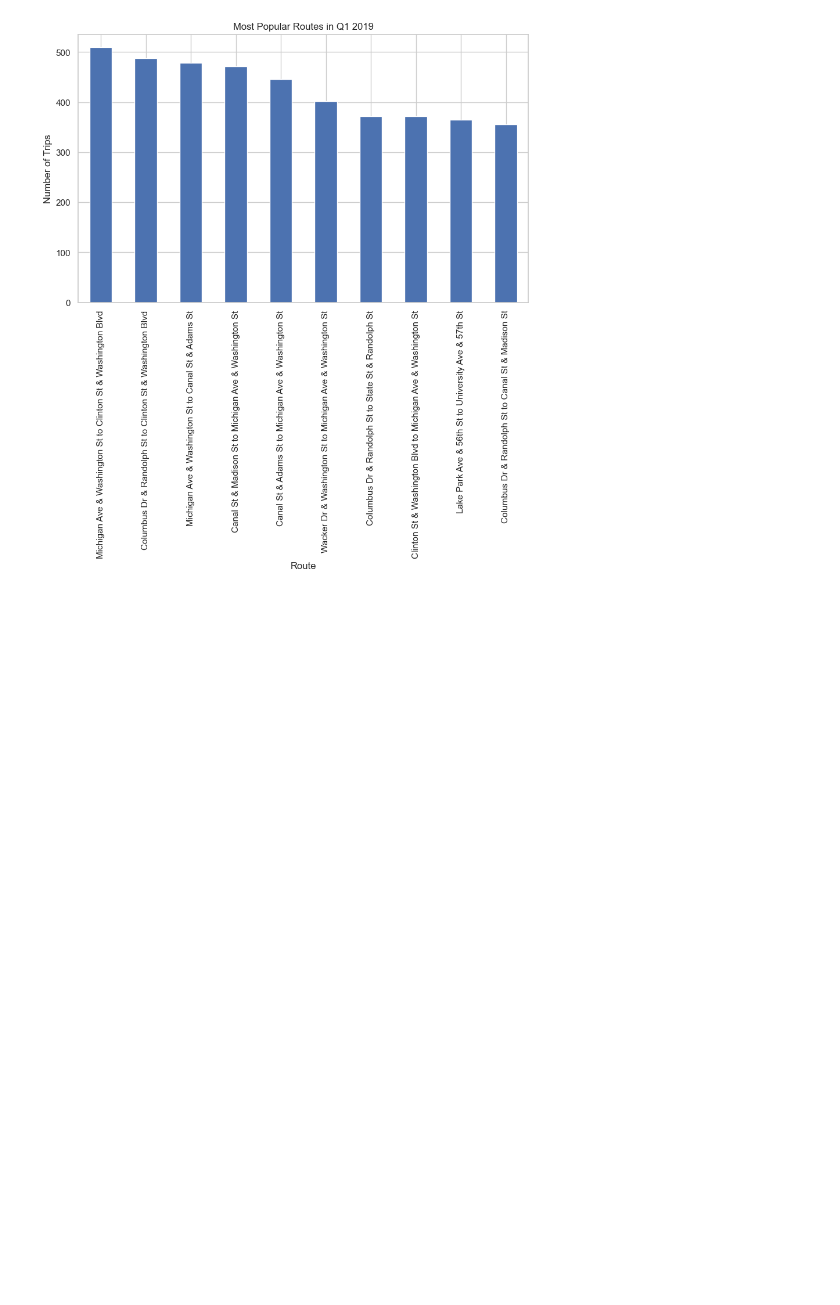
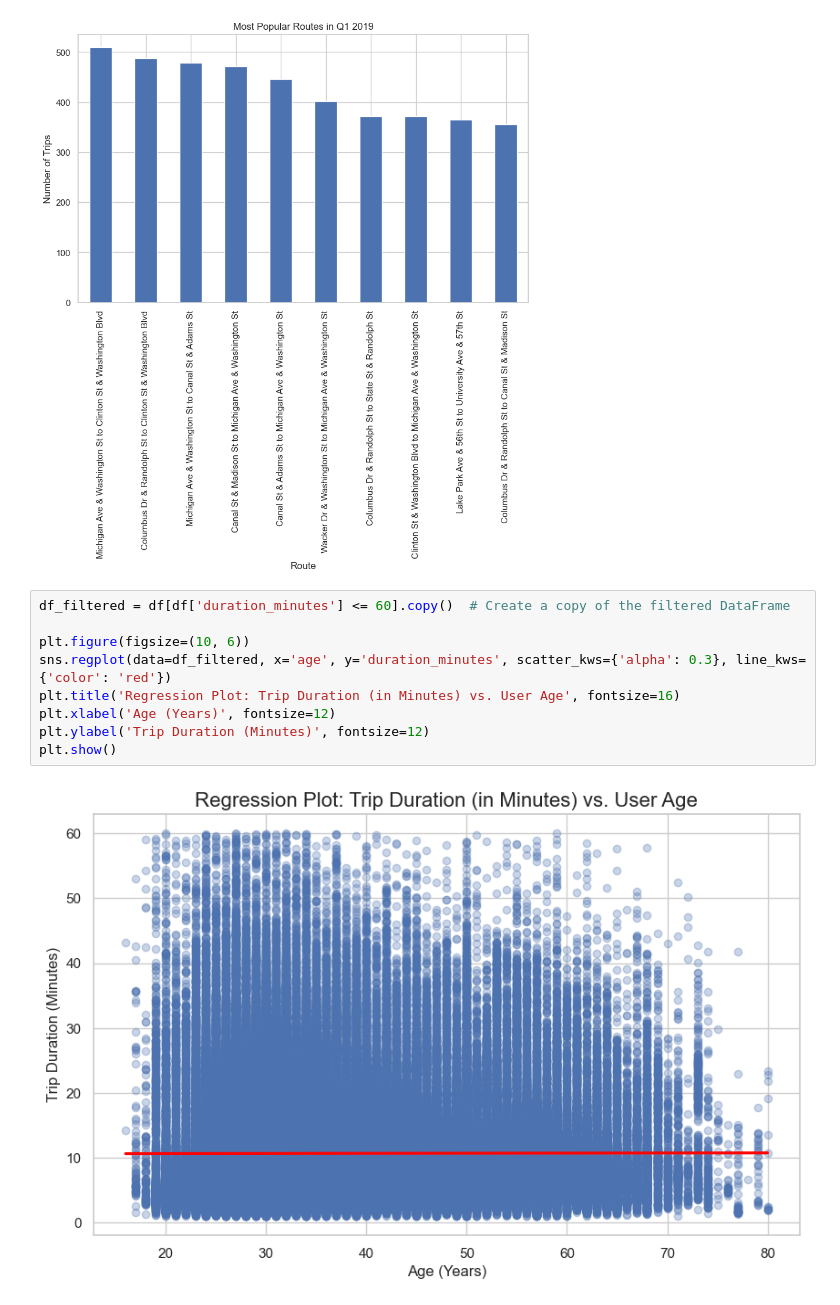
Before and after one commit to Galal-Abdelaziz/PFDA-project, a Jupyter notebook: project.ipynb, the cells around one changed output. Saved outputs shown, nothing was run; the diff lists cells and outputs as text; blank space fills up the shorter version.

```diff
--- a/project.ipynb
+++ b/project.ipynb
@@ -342,3 +375,14 @@ plt.ylabel('Number of Trips')
 plt.show()
 # %% [output]
 [figure]
+# %%
+df_filtered = df[df['duration_minutes'] <= 60].copy()  # Create a copy of the filtered DataFrame
+
+plt.figure(figsize=(10, 6))
+sns.regplot(data=df_filtered, x='age', y='duration_minutes', scatter_kws={'alpha': 0.3}, line_kws={'color': 'red'})
+plt.title('Regression Plot: Trip Duration (in Minutes) vs. User Age', fontsize=16)
+plt.xlabel('Age (Years)', fontsize=12)
+plt.ylabel('Trip Duration (Minutes)', fontsize=12)
+plt.show()
+# %% [output]
+[figure, added]
```
Also changed, not shown: parts of 13 cells of this notebook.
